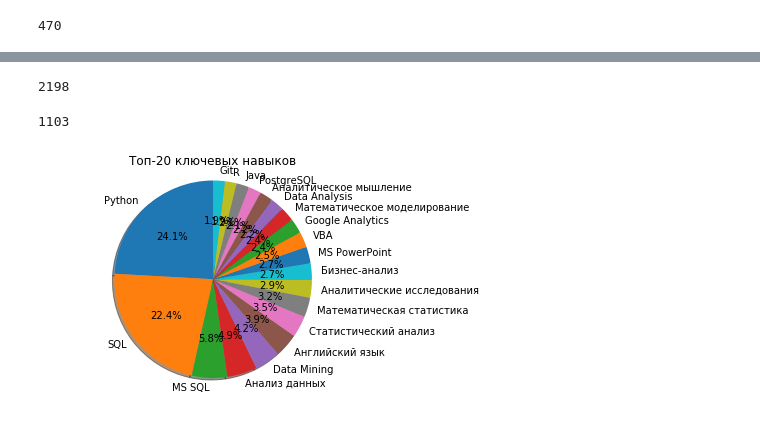
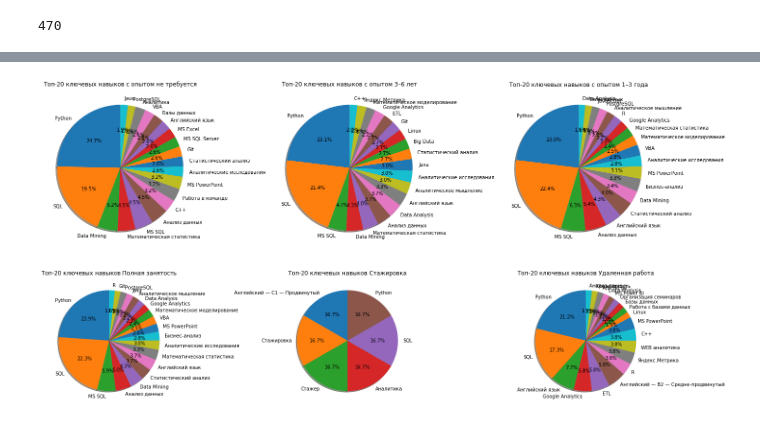
Before and after one commit to Ksianka/HH_analysis, a Jupyter notebook: HH_analysis.ipynb, the cells around one changed output, grey strips where cells are left out. Saved outputs shown, nothing was run; the diff lists cells and outputs as text; code cells hidden in the pictures.

```diff
--- a/HH_analysis.ipynb
+++ b/HH_analysis.ipynb
@@ -231,3 +267,0 @@ words_counter = words_counter(total_df)
-# %%
-# создаем df с ключемвыми навыками и их частотой
-skills_df = pd.DataFrame.from_dict(data=words_counter, columns=['skill'], orient='index').reset_index()
@@ -257,17 +268,30 @@ skills_df.head(20)
-# %%
-skills_df['count'].sum()
-# %% [output]
-2198
-# %%
-skills_df.head(20)['count'].sum()
-# %% [output]
-1103
+# %%
+exp_list = total_df['experience'].unique().tolist()
+# %%
+fig, axs = plt.subplots(1,3,figsize=(20,10), facecolor='w', edgecolor='k')
+
+for ax, exp in zip(axs.flat, exp_list):
+    filtered_df = total_df[total_df['experience'] == exp]
+    skills_df = words_counter_df(filtered_df)
+    ax.pie(skills_df.head(20)['count'], labels=skills_df.head(20)['skill_'], autopct='%1.1f%%',
+            shadow=True, startangle=90)
+    ax.set_title("Топ-20 ключевых навыков с опытом {}".format(exp))
+fig.tight_layout()
+plt.show()
+# %% [output]
+[figure, added]
+# %%
+emp_list = total_df['employment_agg'].unique().tolist()
 # %%
-fig1, ax1 = plt.subplots()
-ax1.pie(skills_df.head(20)['count'], labels=skills_df.head(20)['skill_'], autopct='%1.1f%%',
-        shadow=True, startangle=90)
-ax1.axis('equal')  # Equal aspect ratio ensures that pie is drawn as a circle.
-ax1.set_title("Топ-20 ключевых навыков")
+fig, axs = plt.subplots(1,3,figsize=(20,20), facecolor='w', edgecolor='k')
+
+for ax, emp in zip(axs.flat, emp_list):
+    filtered_df = total_df[total_df['employment_agg'] == emp]
+    skills_df = words_counter_df(filtered_df)
+    ax.pie(skills_df.head(20)['count'], labels=skills_df.head(20)['skill_'], autopct='%1.1f%%',
+            shadow=True, startangle=90)
+    ax.set_title("Топ-20 ключевых навыков {}".format(emp))
+fig.tight_layout()
 plt.show()
 # %% [output]
-[figure, old version]
+[figure, new version]
```
Also changed, not shown: parts of 20 cells of this notebook, 1 other file.
